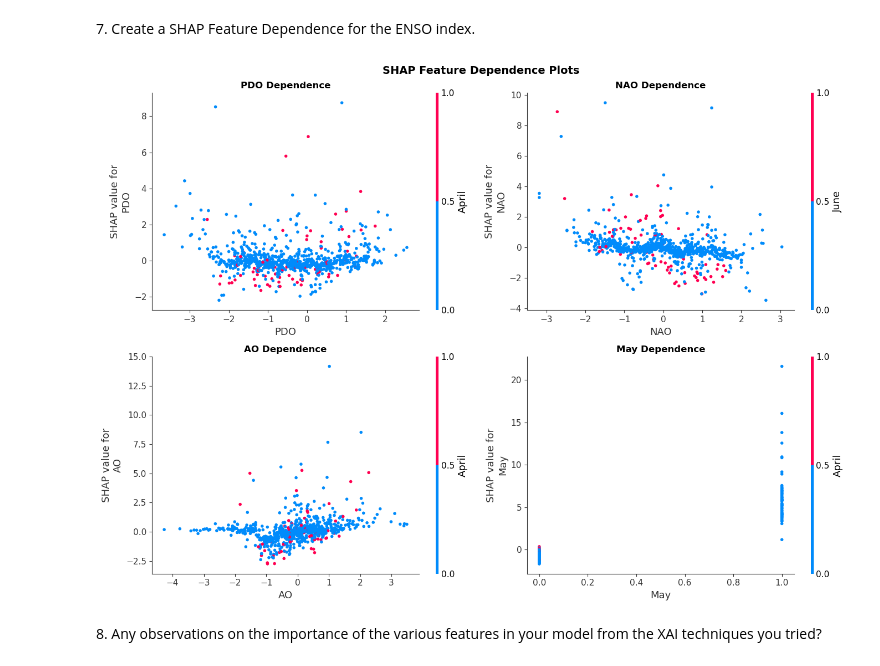
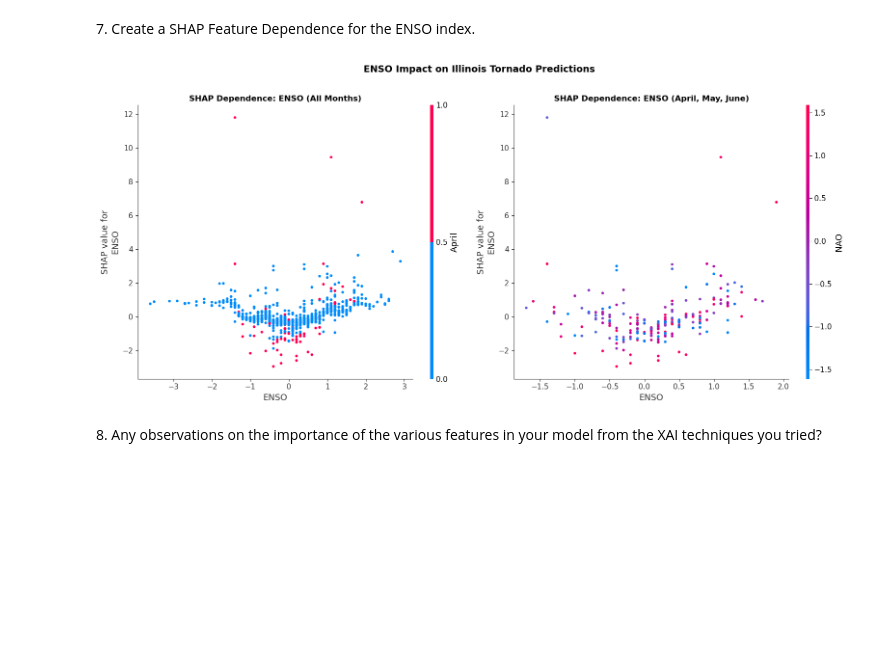
Before and after one commit to swnesbitt/ATMS-523-Module-6, a Jupyter notebook: ATMS-523-HW6.ipynb, the cells around one changed output. Saved outputs shown, nothing was run; the diff lists cells and outputs as text; code cells hidden in the pictures; blank space fills up the shorter version.

```diff
--- a/ATMS-523-HW6.ipynb
+++ b/ATMS-523-HW6.ipynb
@@ -230,7 +221,7 @@ month_names = [month_map[int(category)] for category in encoder.categories_[0]]
 
 # Combine climate indices with month features
 X_with_month = pd.concat([
-    data_clean[['PDO', 'NAO', 'AO']],
+    data_clean[['PDO', 'NAO', 'AO', 'ENSO']],
     pd.DataFrame(month_encoded, columns=month_names, index=data_clean.index)
 ], axis=1)
 
@@ -415,30 +406,38 @@ plt.show()
 # %% [markdown]
 7\. Create a SHAP Feature Dependence for the ENSO index.
 # %%
-# Create 2x2 grid of dependence plots
-fig, axes = plt.subplots(2, 2, figsize=(14, 10))
+fig, axes = plt.subplots(1, 2, figsize=(16, 7))
 
-# Flatten axes for easier indexing
-axes = axes.flatten()
+# All data
+shap.dependence_plot(
+    'ENSO',
+    shap_values,
+    X_with_month,
+    interaction_index="auto",
+    show=False,
+    ax=axes[0]
+)
+axes[0].set_title('SHAP Dependence: ENSO (All Months)', fontsize=12, fontweight='bold')
 
-# Features to plot: 3 climate indices + 1 important month
-features_to_plot = ['PDO', 'NAO', 'AO', 'May']
+# Only April, May, June
+tornado_season_mask = (X_with_month['April'] == 1) | (X_with_month['May'] == 1) | (X_with_month['June'] == 1)
+X_season = X_with_month[tornado_season_mask]
+shap_season = shap_values[tornado_season_mask]
 
-for idx, feature in enumerate(features_to_plot):
-    shap.dependence_plot(
-        feature,
-        shap_values,
-        X_with_month,
-        interaction_index="auto",  # Automatically selects the strongest interaction
-        show=False,
-        ax=axes[idx]
-    )
-    axes[idx].set_title(f'{feature} Dependence', fontsize=12, fontweight='bold')
+shap.dependence_plot(
+    'ENSO',
+    shap_season,
+    X_season,
+    interaction_index="auto",
+    show=False,
+    ax=axes[1]
+)
+axes[1].set_title('SHAP Dependence: ENSO (April, May, June)', fontsize=12, fontweight='bold')
 
-plt.suptitle('SHAP Feature Dependence Plots', fontsize=14, fontweight='bold')
+plt.suptitle('ENSO Impact on Illinois Tornado Predictions', fontsize=14, fontweight='bold', y=1.02)
 plt.tight_layout()
 plt.show()
 # %% [output]
-[figure, old version]
+[figure, new version]
 # %% [markdown]
 8\. Any observations on the importance of the various features in your model from the XAI techniques you tried?
```
Also changed, not shown: parts of 6 cells of this notebook, 1 other file.
